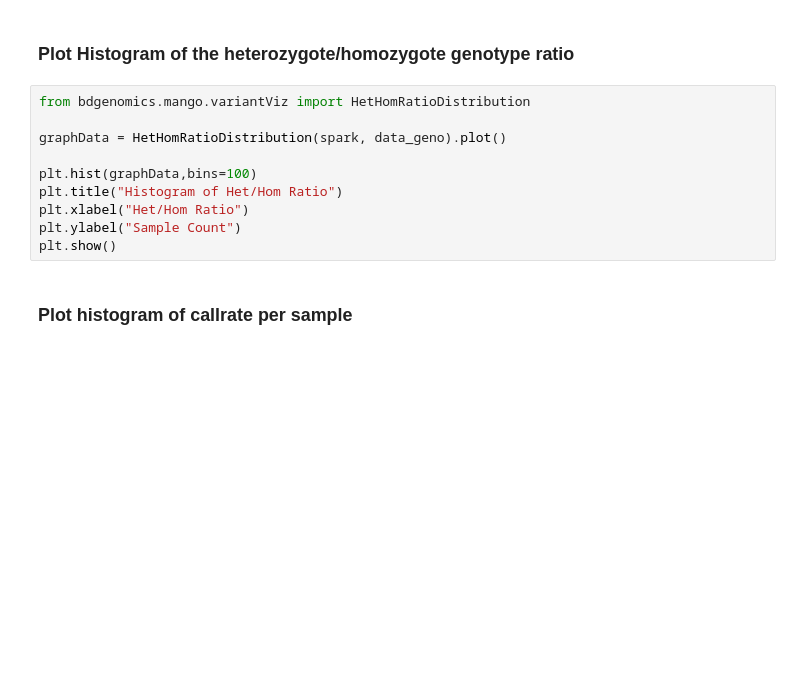
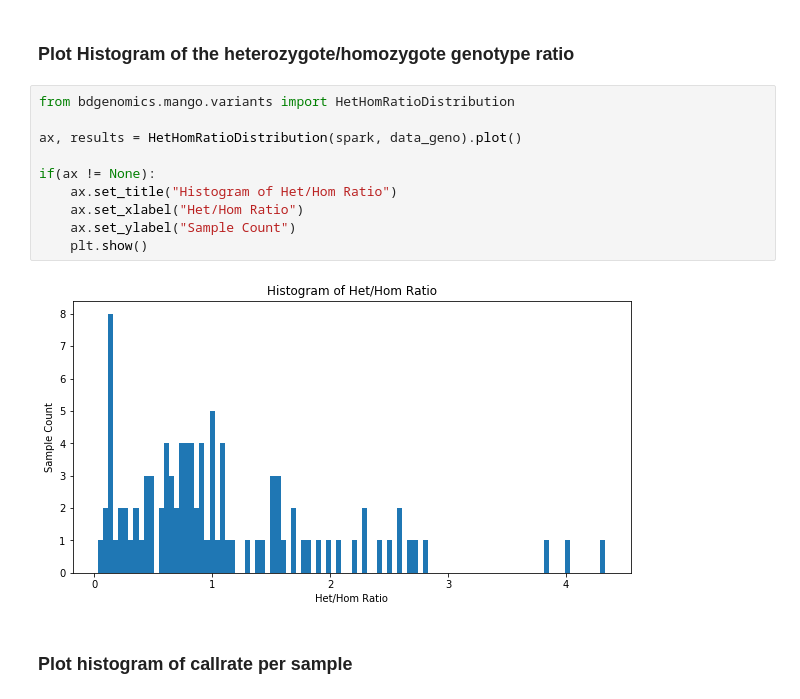
Before and after one commit to bigdatagenomics/mango, a Jupyter notebook: example-files/notebooks/mango-variants-viz.ipynb, the cells around one changed output. Drawn from its saved outputs; the diff is of its cells as text; blank space fills up the shorter version.

```diff
--- a/example-files/notebooks/mango-variants-viz.ipynb
+++ b/example-files/notebooks/mango-variants-viz.ipynb
@@ -44,15 +46,17 @@ plt.show()
 # %% [markdown]
 ### Plot Histogram of the heterozygote/homozygote genotype ratio
 # %%
-from bdgenomics.mango.variantViz import HetHomRatioDistribution
+from bdgenomics.mango.variants import HetHomRatioDistribution
 
-graphData = HetHomRatioDistribution(spark, data_geno).plot()
+ax, results = HetHomRatioDistribution(spark, data_geno).plot()
 
-plt.hist(graphData,bins=100)
-plt.title("Histogram of Het/Hom Ratio")
-plt.xlabel("Het/Hom Ratio")
-plt.ylabel("Sample Count")
-plt.show()
+if(ax != None):
+    ax.set_title("Histogram of Het/Hom Ratio")
+    ax.set_xlabel("Het/Hom Ratio")
+    ax.set_ylabel("Sample Count")
+    plt.show()
+# %% [output]
+[figure, added]
 # %% [markdown]
 ### Plot histogram of callrate per sample
 # %%
```
Also changed, not shown: parts of 4 cells of this notebook, 29 other files.
